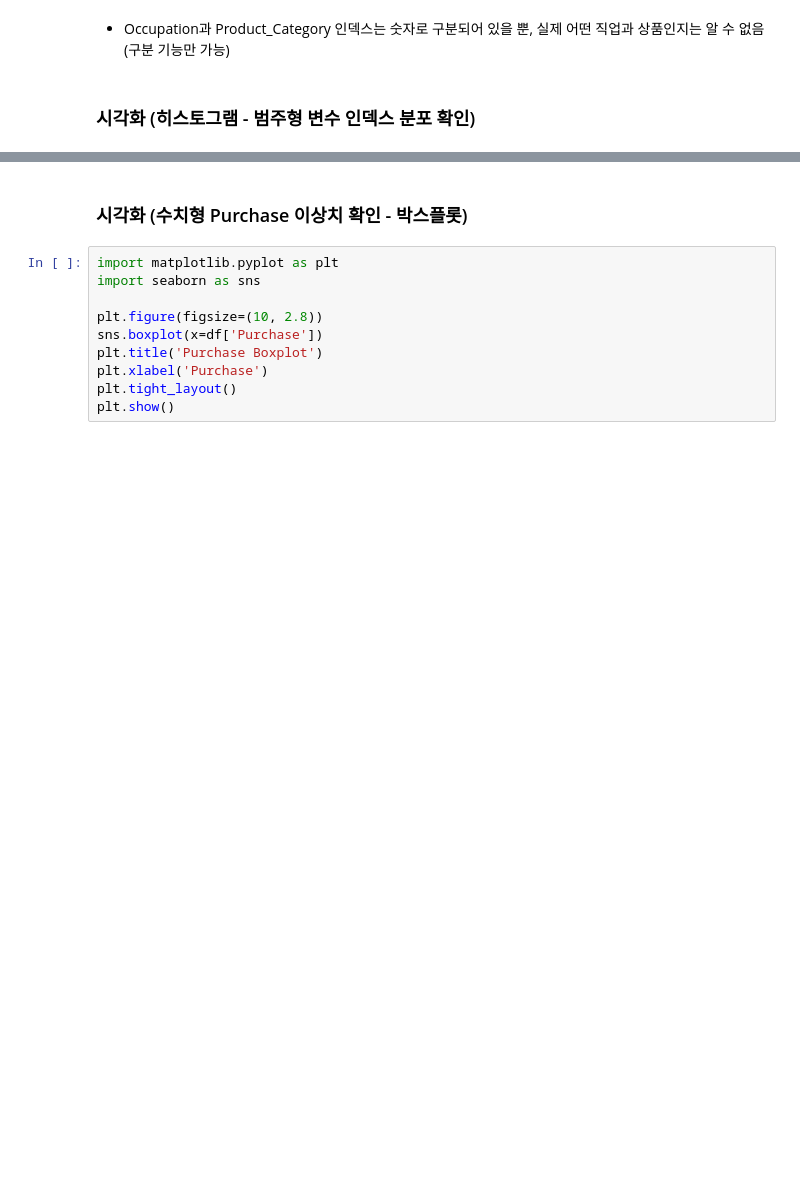
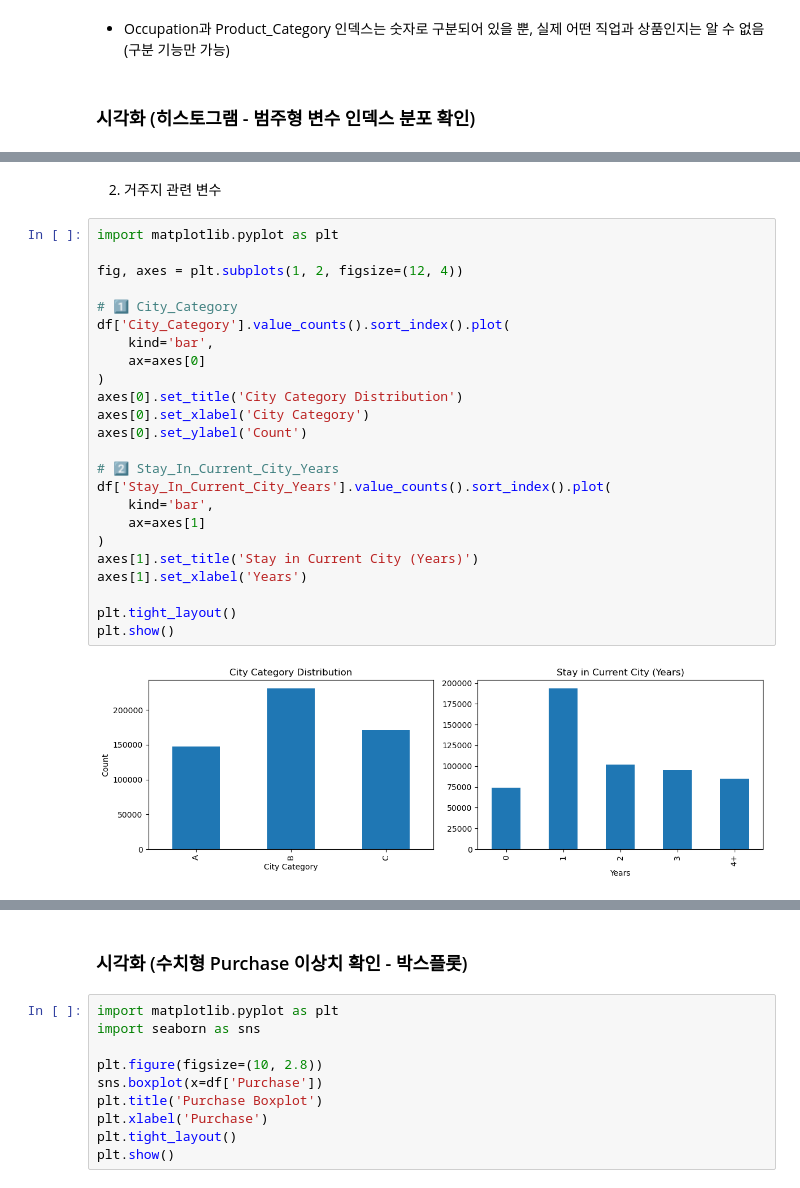
Before and after one commit to ally260509/hipython, a Jupyter notebook: Walmart/45.walmart_데이터분석.ipynb, the cells around one changed output, grey strips where cells are left out. Drawn from its saved outputs; the diff is of its cells as text; blank space fills up the shorter version.

```diff
--- a/Walmart/45.walmart_데이터분석.ipynb
+++ b/Walmart/45.walmart_데이터분석.ipynb
@@ -218,0 +221,28 @@ for col in nominal_cols:
+# %% [markdown]
+2) 거주지 관련 변수
+# %%
+import matplotlib.pyplot as plt
+
+fig, axes = plt.subplots(1, 2, figsize=(12, 4))
+
+# 1️⃣ City_Category
+df['City_Category'].value_counts().sort_index().plot(
+    kind='bar',
+    ax=axes[0]
+)
+axes[0].set_title('City Category Distribution')
+axes[0].set_xlabel('City Category')
+axes[0].set_ylabel('Count')
+
+# 2️⃣ Stay_In_Current_City_Years
+df['Stay_In_Current_City_Years'].value_counts().sort_index().plot(
+    kind='bar',
+    ax=axes[1]
+)
+axes[1].set_title('Stay in Current City (Years)')
+axes[1].set_xlabel('Years')
+
+plt.tight_layout()
+plt.show()
+# %% [output]
+[figure, added]
```
Also changed, not shown: parts of 29 cells of this notebook, 3 other files.
